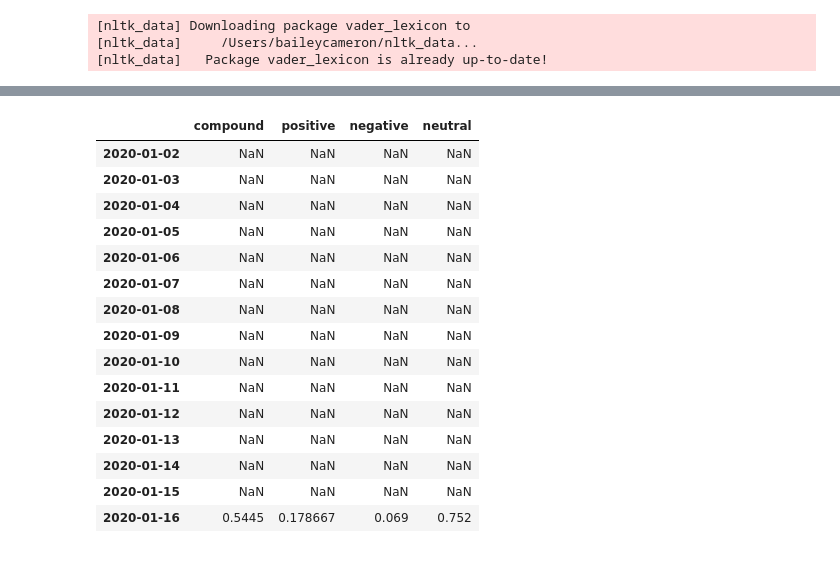
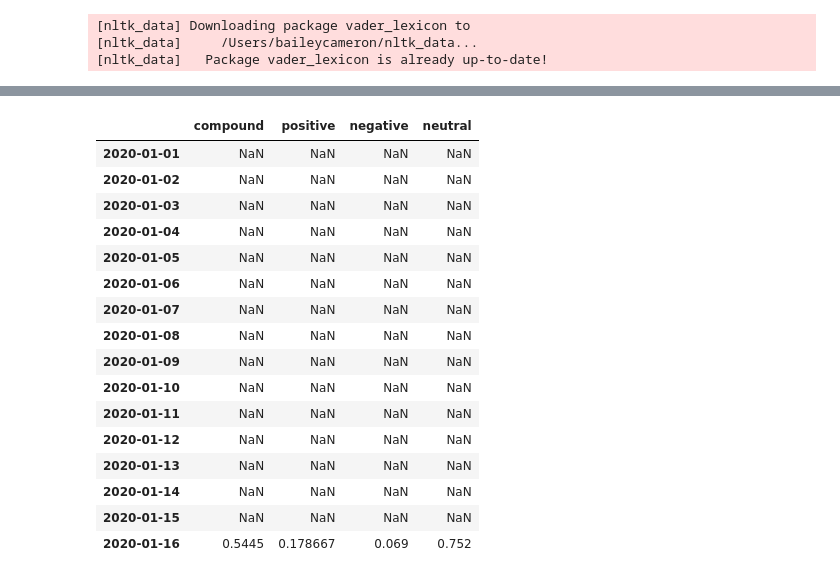
Before and after one commit to ShuranXu/Analysis-of-Trump-Tweets-Impact-To-Pharmaceutical-Stocks, a Jupyter notebook: sentiment_analysis_bailey.ipynb, the cells around one changed output, grey strips where cells are left out. Drawn from its saved outputs; the diff is of its cells as text; code cells hidden in the pictures.

```diff
--- a/sentiment_analysis_bailey.ipynb
+++ b/sentiment_analysis_bailey.ipynb
@@ -26,8 +26,6 @@ analyzer = SentimentIntensityAnalyzer()
 # %%
-# Import twitter feed from csv file
-
 # Load the sentiment data for vaccine
-trump_df = pd.read_csv('trump_tweets_Jan_2020_Sep_2020.csv', infer_datetime_format=True, parse_dates=True)
+trump_df = pd.read_csv('trump_tweets_Jan_2020_Sep_30_2020.csv', infer_datetime_format=True, parse_dates=True)
 trump_df = trump_df.drop(columns="Unnamed: 0")
 trump_df = trump_df.drop_duplicates(subset=['Time', 'Tweet'], keep='last')
 trump_df = trump_df.dropna()
@@ -42,5 +40,5 @@ trump_df.tail()
 # %%
-# cleanup 'Time' indicies
+# cleanup 'Time' column
 
 def split_timestamps(df):
 
@@ -62,7 +60,7 @@ def split_timestamps(df):
 
 trump_df = split_timestamps(trump_df)
 trump_df = trump_df.drop(columns='Time')
-trump_df = trump_df[trump_df['Date'] > '2020-01-01']
+#trump_df['Date'] = pd.to_datetime(trump_df['Date'])
 trump_df.tail()
 # %% [output]
 |  | Tweet | Date | Time Stamp |
@@ -145,21 +200,21 @@ sentiment_df.head()
 # %%
-# option 2: combine all the text from all the tweets on that day and run sentiment analysis
 # averaging daily sentiment scores
 daily_sent_df = (sentiment_df.groupby('date')['compound','positive','negative','neutral'].mean()).reset_index()
 
 # creating an empty df with all dates
 all_dates = trump_df['Date'].unique()
 placeholder = pd.DataFrame(all_dates,columns=['date'])
 
 # joining dfs on the date to identify days trump didn't tweet
 placeholder = placeholder.set_index('date')
 daily_sent_df = daily_sent_df.set_index('date')
 df = pd.concat([placeholder,daily_sent_df],axis=1,join='outer')
 
 df = df.sort_index()
-df.head(15)
+df.head(16)
 # %% [output]
 |  | compound | positive | negative | neutral |
+| 2020-01-01 | NaN | NaN | NaN | NaN |
 | 2020-01-02 | NaN | NaN | NaN | NaN |
 | 2020-01-03 | NaN | NaN | NaN | NaN |
 | 2020-01-04 | NaN | NaN | NaN | NaN |
```
Also changed, not shown: parts of 27 cells of this notebook.
